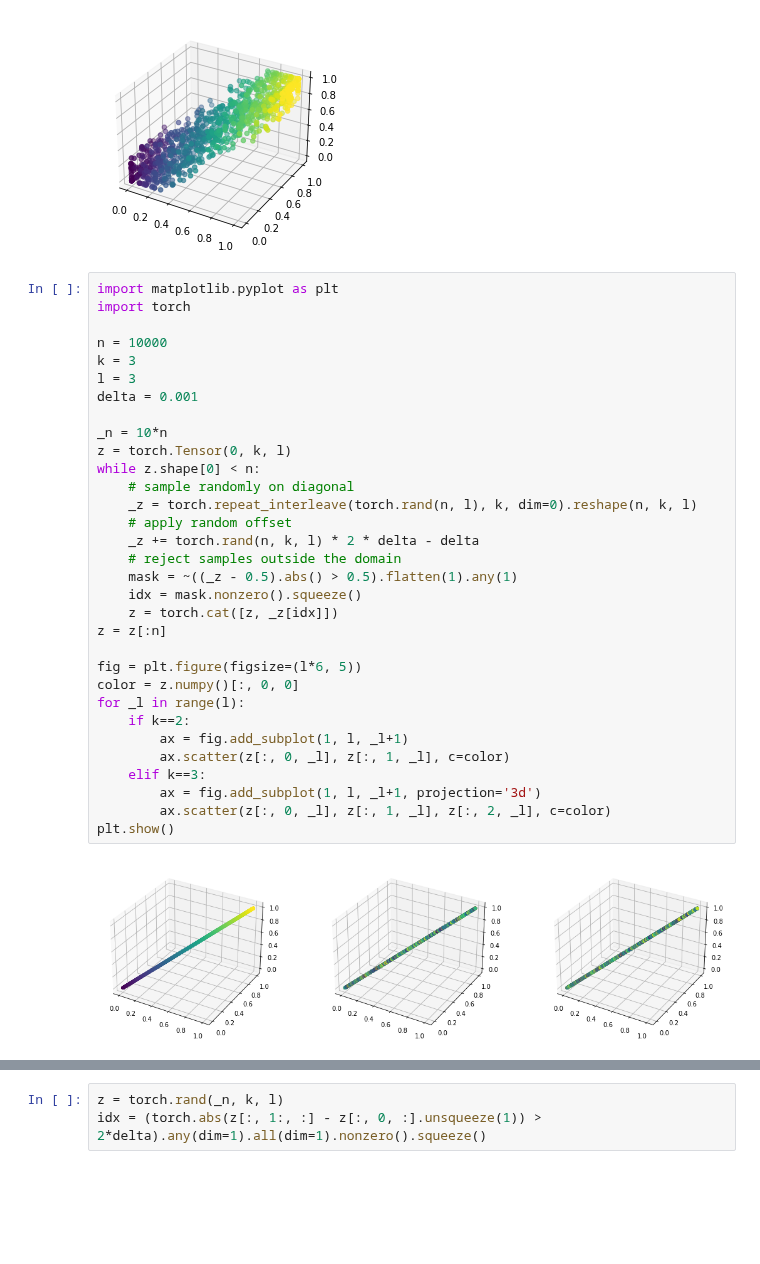
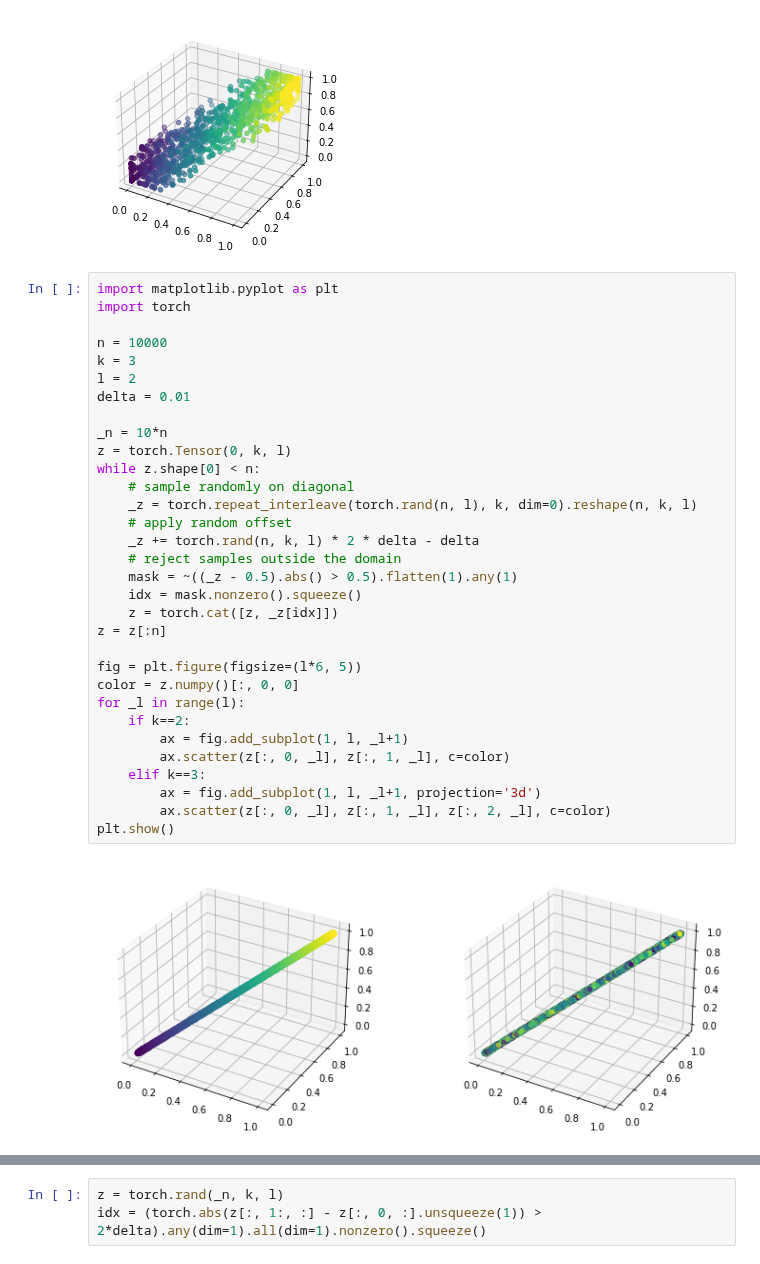
Before and after one commit to brendel-group/compositional-ood-generalization, a Jupyter notebook: sampling.ipynb, the cells around one changed output, grey strips where cells are left out. Cells and saved outputs as stored; diff of their text form; blank space fills up the shorter version.

```diff
--- a/sampling.ipynb
+++ b/sampling.ipynb
@@ -57,36 +57,36 @@ plt.show()
 import matplotlib.pyplot as plt
 import torch
 
 n = 10000
 k = 3
-l = 3
-delta = 0.001
+l = 2
+delta = 0.01
 
 _n = 10*n
 z = torch.Tensor(0, k, l)
 while z.shape[0] < n:
     # sample randomly on diagonal
     _z = torch.repeat_interleave(torch.rand(n, l), k, dim=0).reshape(n, k, l)
     # apply random offset
     _z += torch.rand(n, k, l) * 2 * delta - delta
     # reject samples outside the domain
     mask = ~((_z - 0.5).abs() > 0.5).flatten(1).any(1)
     idx = mask.nonzero().squeeze()
     z = torch.cat([z, _z[idx]])
 z = z[:n]
 
 fig = plt.figure(figsize=(l*6, 5))
 color = z.numpy()[:, 0, 0]
 for _l in range(l):
     if k==2:
         ax = fig.add_subplot(1, l, _l+1)
         ax.scatter(z[:, 0, _l], z[:, 1, _l], c=color)
     elif k==3:
         ax = fig.add_subplot(1, l, _l+1, projection='3d')
         ax.scatter(z[:, 0, _l], z[:, 1, _l], z[:, 2, _l], c=color)
 plt.show()
 # %% [output]
-[figure, old version]
+[figure, new version]
 # %%
 import matplotlib.pyplot as plt
 import torch
```
Also changed, not shown: parts of 1 cell of this notebook, 5 other files.
